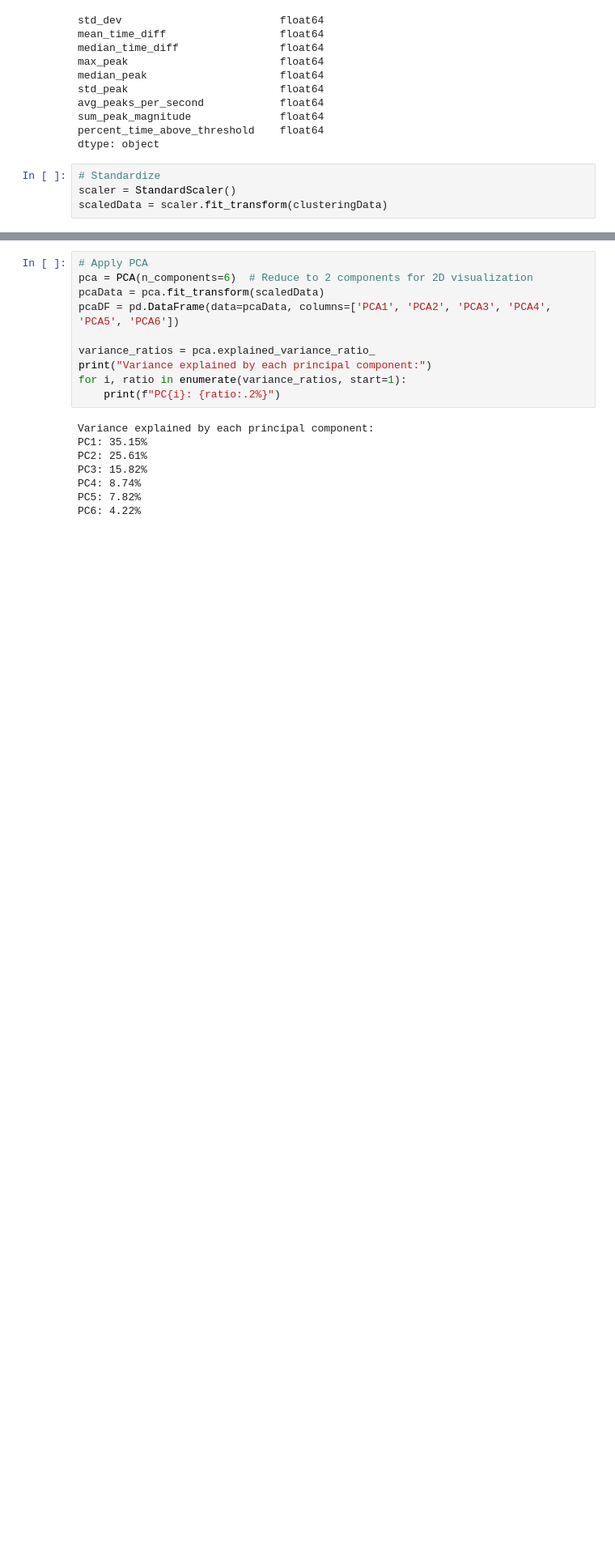
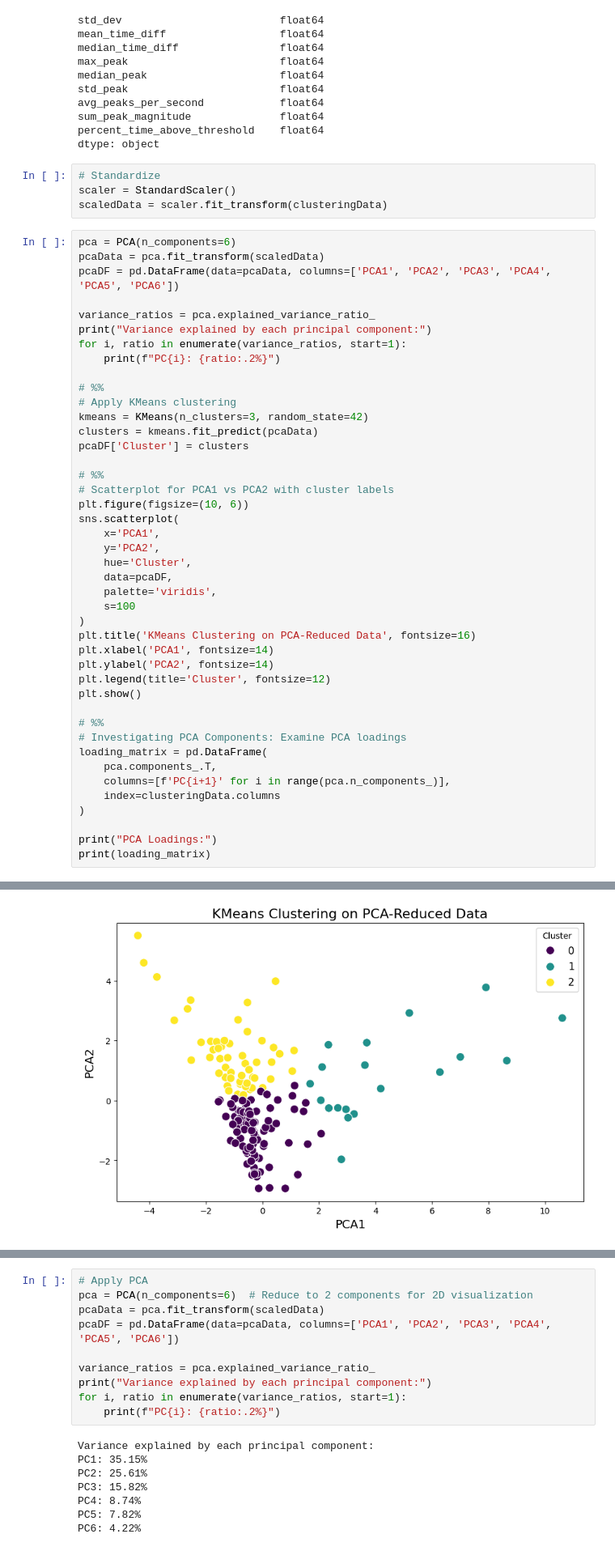
Before and after one commit to lamkin1/Acoustic-Space-Boiling, a Jupyter notebook: Clustering/Scripts/Clustering.ipynb, the cells around one changed output, grey strips where cells are left out. Shown: that part at 81% size. Cells and saved outputs as stored; diff of their text form; blank space fills up the shorter version.

```diff
--- a/Clustering/Scripts/Clustering.ipynb
+++ b/Clustering/Scripts/Clustering.ipynb
@@ -45,3 +61,47 @@ dtype: object
 # Standardize
 scaler = StandardScaler()
 scaledData = scaler.fit_transform(clusteringData)
+# %%
+pca = PCA(n_components=6)
+pcaData = pca.fit_transform(scaledData)
+pcaDF = pd.DataFrame(data=pcaData, columns=['PCA1', 'PCA2', 'PCA3', 'PCA4', 'PCA5', 'PCA6'])
+
+variance_ratios = pca.explained_variance_ratio_
+print("Variance explained by each principal component:")
+for i, ratio in enumerate(variance_ratios, start=1):
+    print(f"PC{i}: {ratio:.2%}")
+
+# %%
+# Apply KMeans clustering
+kmeans = KMeans(n_clusters=3, random_state=42)
+clusters = kmeans.fit_predict(pcaData)
+pcaDF['Cluster'] = clusters
+
+# %%
+# Scatterplot for PCA1 vs PCA2 with cluster labels
+plt.figure(figsize=(10, 6))
+sns.scatterplot(
+    x='PCA1',
+    y='PCA2',
+    hue='Cluster',
+    data=pcaDF,
+    palette='viridis',
+    s=100
+)
+plt.title('KMeans Clustering on PCA-Reduced Data', fontsize=16)
+plt.xlabel('PCA1', fontsize=14)
+plt.ylabel('PCA2', fontsize=14)
+plt.legend(title='Cluster', fontsize=12)
+plt.show()
+
+# %%
+# Investigating PCA Components: Examine PCA loadings
+loading_matrix = pd.DataFrame(
+    pca.components_.T,
+    columns=[f'PC{i+1}' for i in range(pca.n_components_)],
+    index=clusteringData.columns
+)
+
+print("PCA Loadings:")
+print(loading_matrix)
+# %% [output]
@@ -47,0 +115 @@ scaledData = scaler.fit_transform(clusteringData)
+[figure, added]
```
Also changed, not shown: parts of 2 cells of this notebook, 6 other files.
